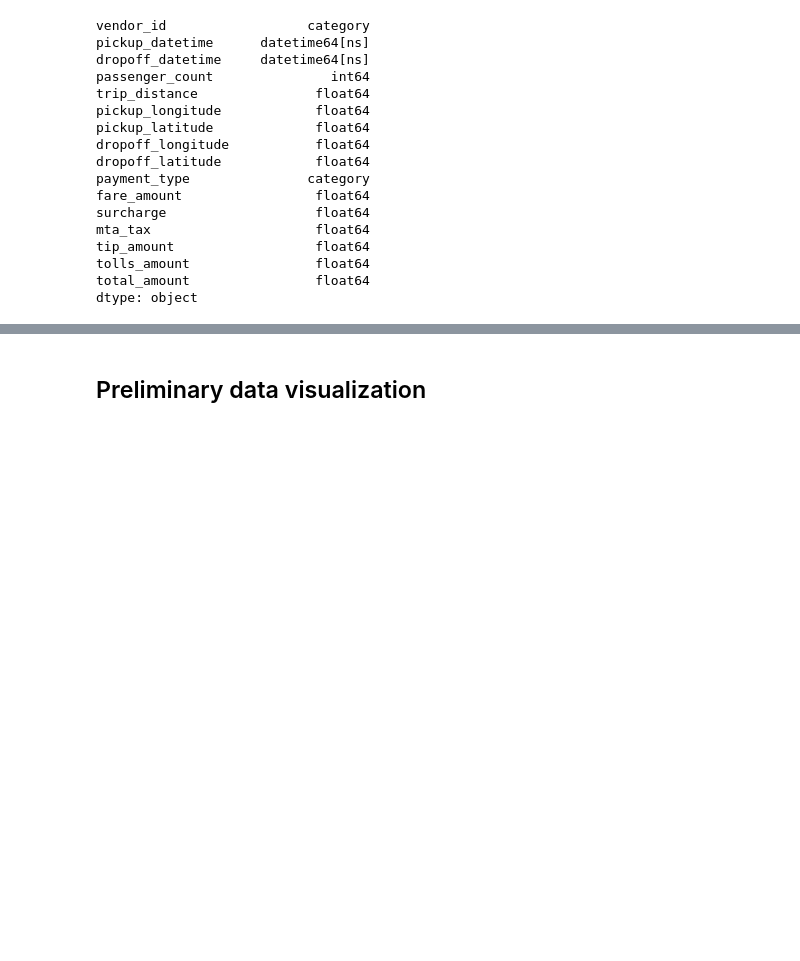
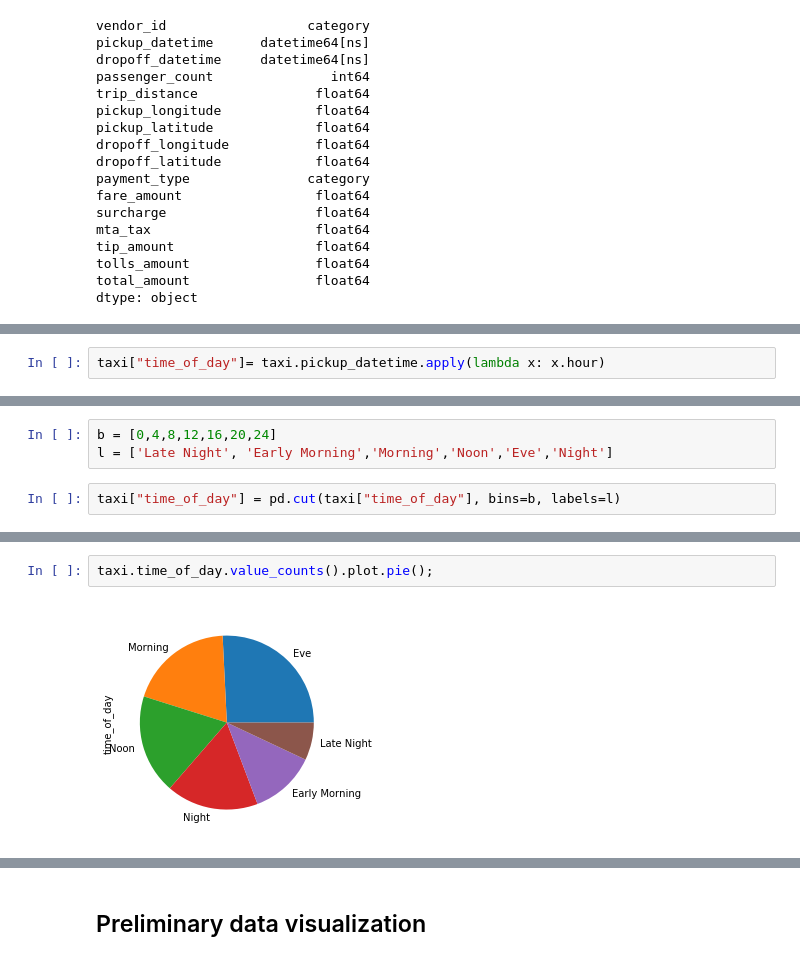
Before and after one commit to MIE368-Team-8/Data-Cleaning, a Jupyter notebook: TaxiDataCleaning.ipynb, the cells around one changed output, grey strips where cells are left out. Saved outputs shown, nothing was run; the diff lists cells and outputs as text; blank space fills up the shorter version.

```diff
--- a/TaxiDataCleaning.ipynb
+++ b/TaxiDataCleaning.ipynb
@@ -480,0 +473,2 @@ taxi["duration"]= taxi.dropoff_datetime - taxi.pickup_datetime
+# %%
+taxi["time_of_day"]= taxi.pickup_datetime.apply(lambda x: x.hour)
@@ -480,0 +499,5 @@ taxi["duration"]= taxi.dropoff_datetime - taxi.pickup_datetime
+# %%
+b = [0,4,8,12,16,20,24]
+l = ['Late Night', 'Early Morning','Morning','Noon','Eve','Night']
+# %%
+taxi["time_of_day"] = pd.cut(taxi["time_of_day"], bins=b, labels=l)
@@ -480,0 +523,4 @@ taxi["duration"]= taxi.dropoff_datetime - taxi.pickup_datetime
+# %%
+taxi.time_of_day.value_counts().plot.pie();
+# %% [output]
+[figure, added]
```
Also changed, not shown: parts of 34 cells of this notebook.
